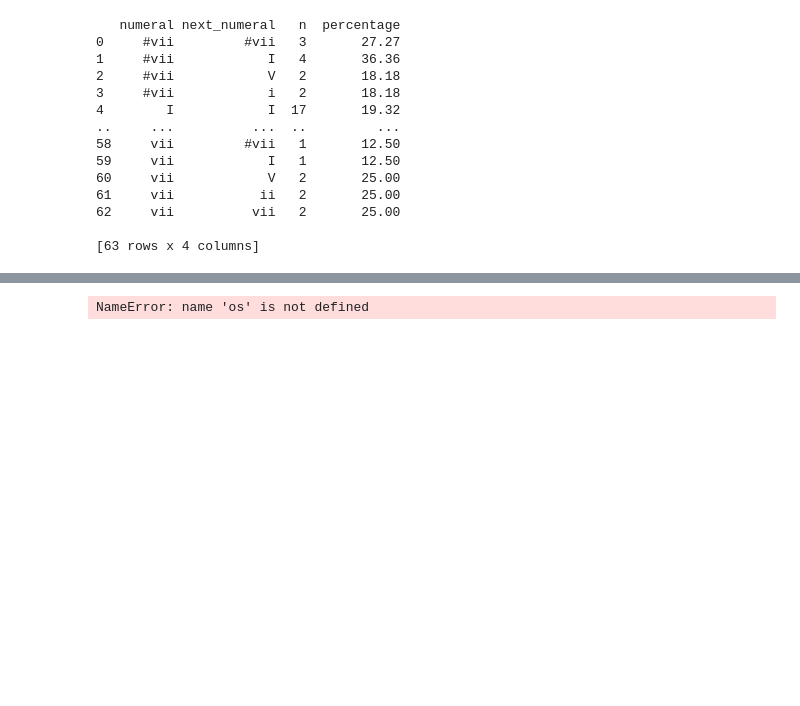
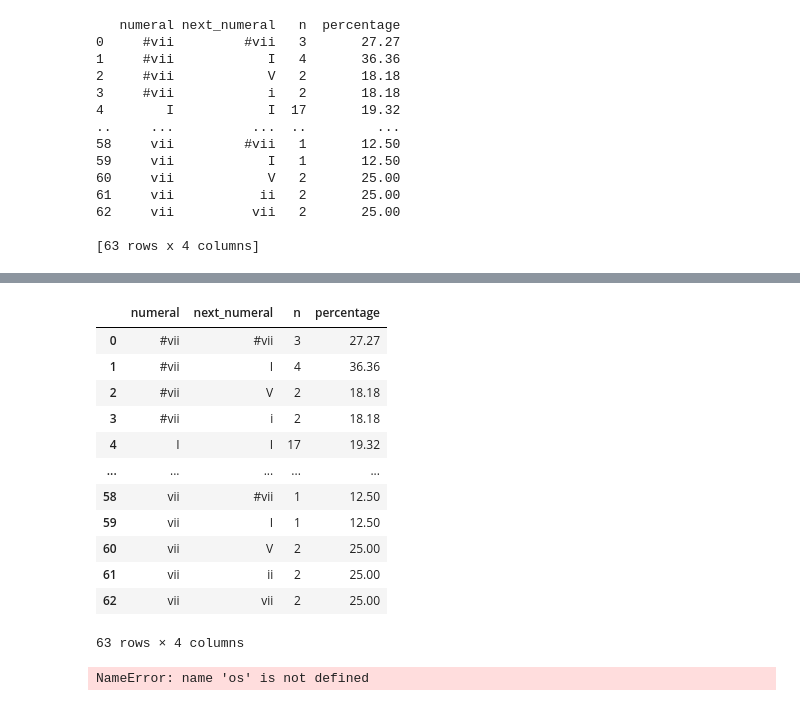
Before and after one commit to shanahdt/corpus-studies-2024, a Jupyter notebook: class_notes/scratch.ipynb, the cells around one changed output, grey strips where cells are left out. Cells and saved outputs as stored; diff of their text form; code cells hidden in the pictures; blank space fills up the shorter version.

```diff
--- a/class_notes/scratch.ipynb
+++ b/class_notes/scratch.ipynb
@@ -241,3 +244,19 @@ def matrix_plotter(data_for_matrix, pct=False):
+# %%
+bigram_data
+# %% [output]
+|  | numeral | next_numeral | n | percentage |
+| 0 | #vii | #vii | 3 | 27.27 |
+| 1 | #vii | I | 4 | 36.36 |
+| 2 | #vii | V | 2 | 18.18 |
+| 3 | #vii | i | 2 | 18.18 |
+| 4 | I | I | 17 | 19.32 |
+| ... | ... | ... | ... | ... |
+| 58 | vii | #vii | 1 | 12.50 |
+| 59 | vii | I | 1 | 12.50 |
+| 60 | vii | V | 2 | 25.00 |
+| 61 | vii | ii | 2 | 25.00 |
+| 62 | vii | vii | 2 | 25.00 |
+63 rows × 4 columns
 # %%
 def process_kern_file(file_path):
     # Parse the kern file
```
Also changed, not shown: parts of 5 cells of this notebook, 40 other files.
